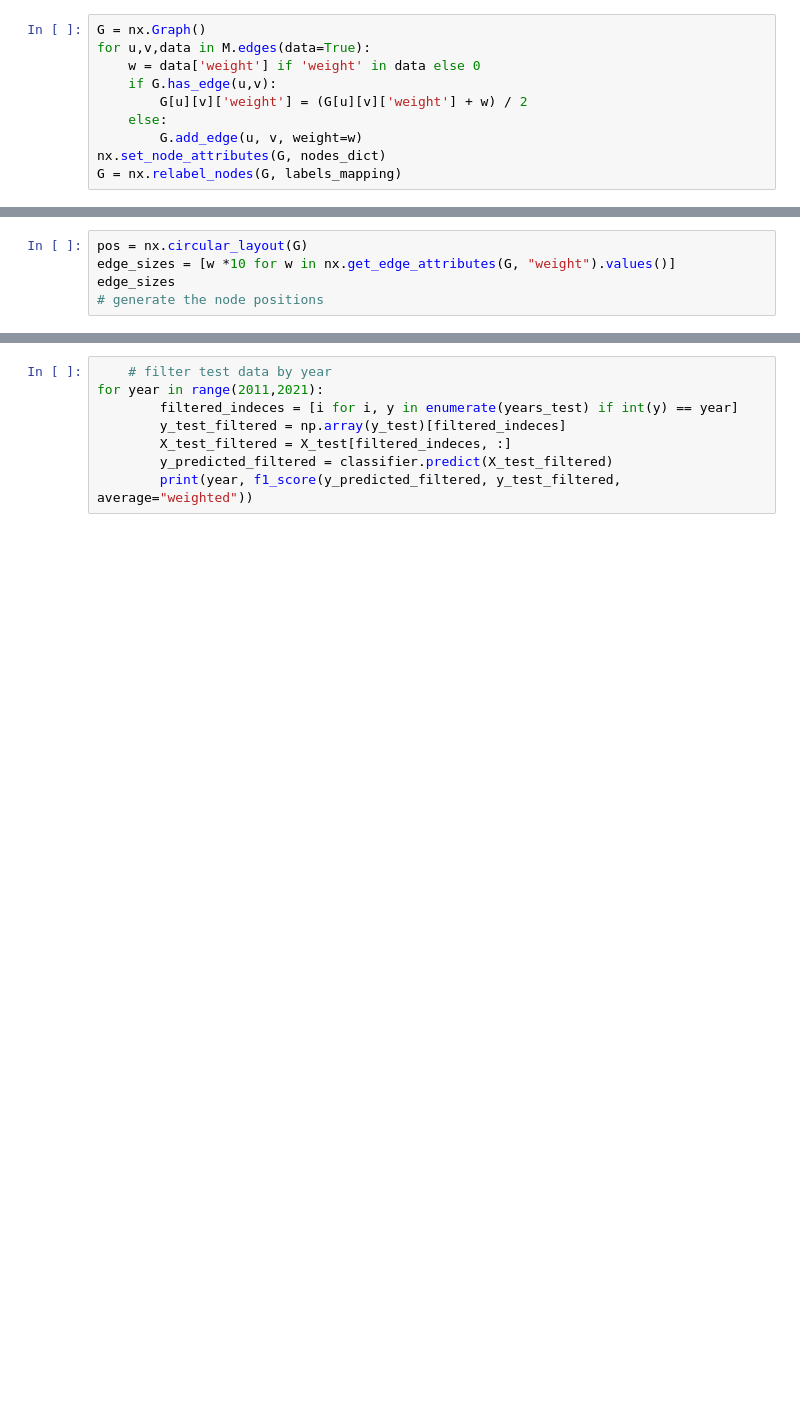
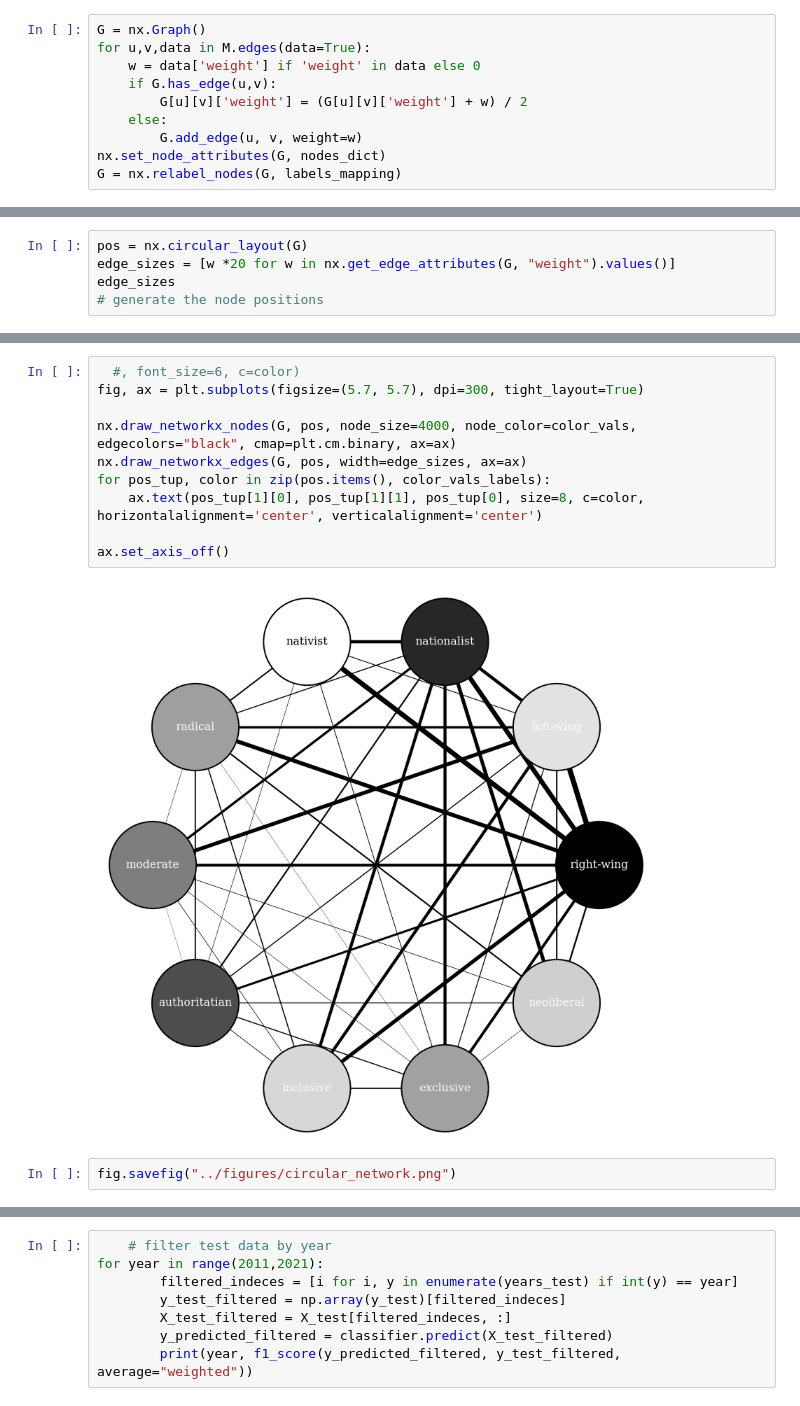
Before and after one commit to CCS-ZCU/pop, a Jupyter notebook: scripts/10_conc_classification.ipynb, the cells around one changed output, grey strips where cells are left out. Drawn from its saved outputs; the diff is of its cells as text; blank space fills up the shorter version.

```diff
--- a/scripts/10_conc_classification.ipynb
+++ b/scripts/10_conc_classification.ipynb
@@ -490,6 +488,6 @@ nx.get_edge_attributes(G, "weight")
 # %%
 pos = nx.circular_layout(G)
-edge_sizes = [w *10 for w in nx.get_edge_attributes(G, "weight").values()]
+edge_sizes = [w *20 for w in nx.get_edge_attributes(G, "weight").values()]
 edge_sizes
 # generate the node positions
 # %% [output]
@@ -527 +566,15 @@ color_vals
+# %%
+  #, font_size=6, c=color)
+fig, ax = plt.subplots(figsize=(5.7, 5.7), dpi=300, tight_layout=True)
+
+nx.draw_networkx_nodes(G, pos, node_size=4000, node_color=color_vals, edgecolors="black", cmap=plt.cm.binary, ax=ax)
+nx.draw_networkx_edges(G, pos, width=edge_sizes, ax=ax)
+for pos_tup, color in zip(pos.items(), color_vals_labels):
+    ax.text(pos_tup[1][0], pos_tup[1][1], pos_tup[0], size=8, c=color, horizontalalignment='center', verticalalignment='center')
+
+ax.set_axis_off()
+# %% [output]
+[figure, added]
+# %%
+fig.savefig("../figures/circular_network.png")
 # %%
```
Also changed, not shown: parts of 35 cells of this notebook, 4 other files.
